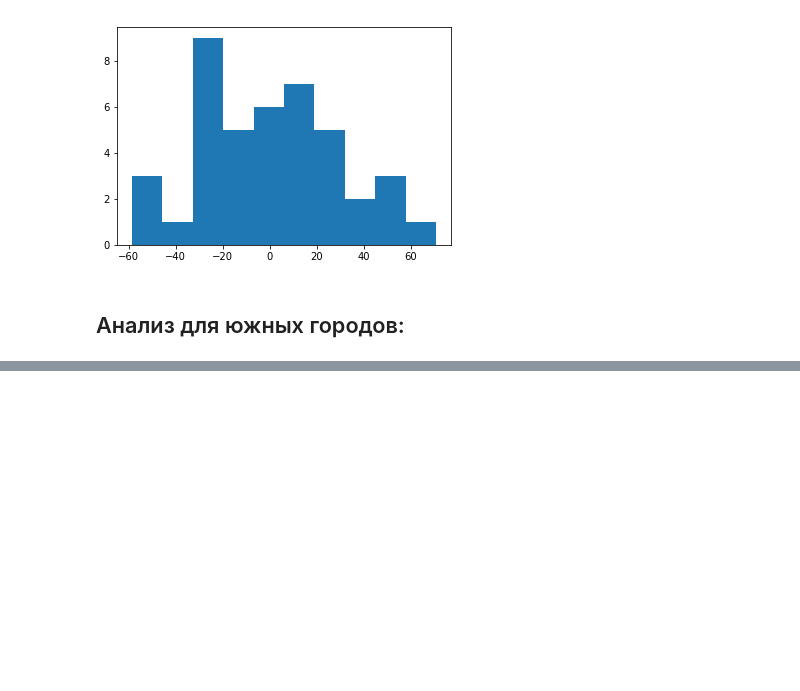
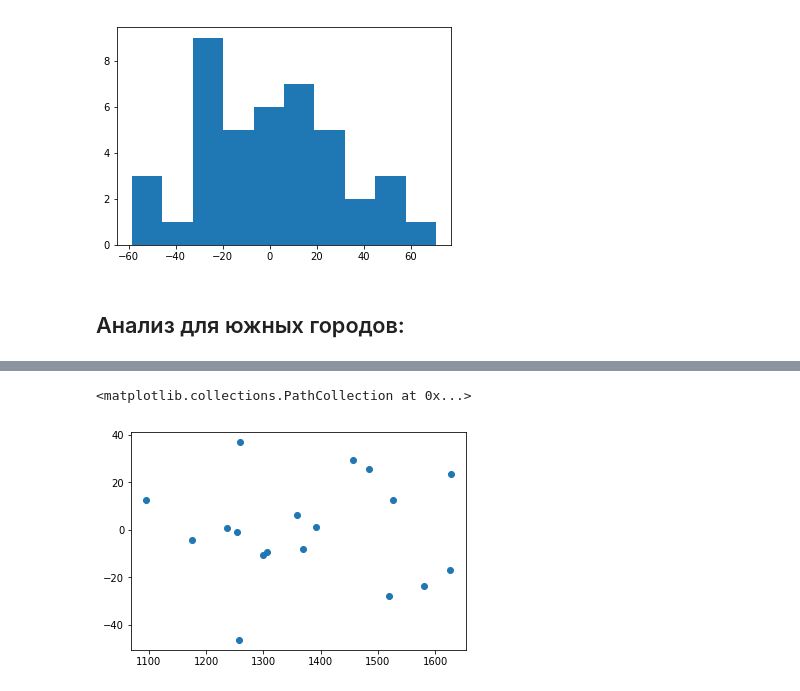
Before and after one commit to platypova/Netology_Data_Science, a Jupyter notebook: Python Basics/Correlation_homework.ipynb, the cells around one changed output, grey strips where cells are left out. Saved outputs shown, nothing was run; the diff lists cells and outputs as text; code cells hidden in the pictures; blank space fills up the shorter version.

```diff
--- a/Python Basics/Correlation_homework.ipynb
+++ b/Python Basics/Correlation_homework.ipynb
@@ -178,0 +229,6 @@ plt.hist(results.resid)
+# %%
+# График остатков:
+plt.scatter(X_const.iloc[:, 1], results.resid)
+# %% [output]
+<matplotlib.collections.PathCollection at 0x...>
+[figure, added]
```
Also changed, not shown: parts of 48 cells of this notebook.
